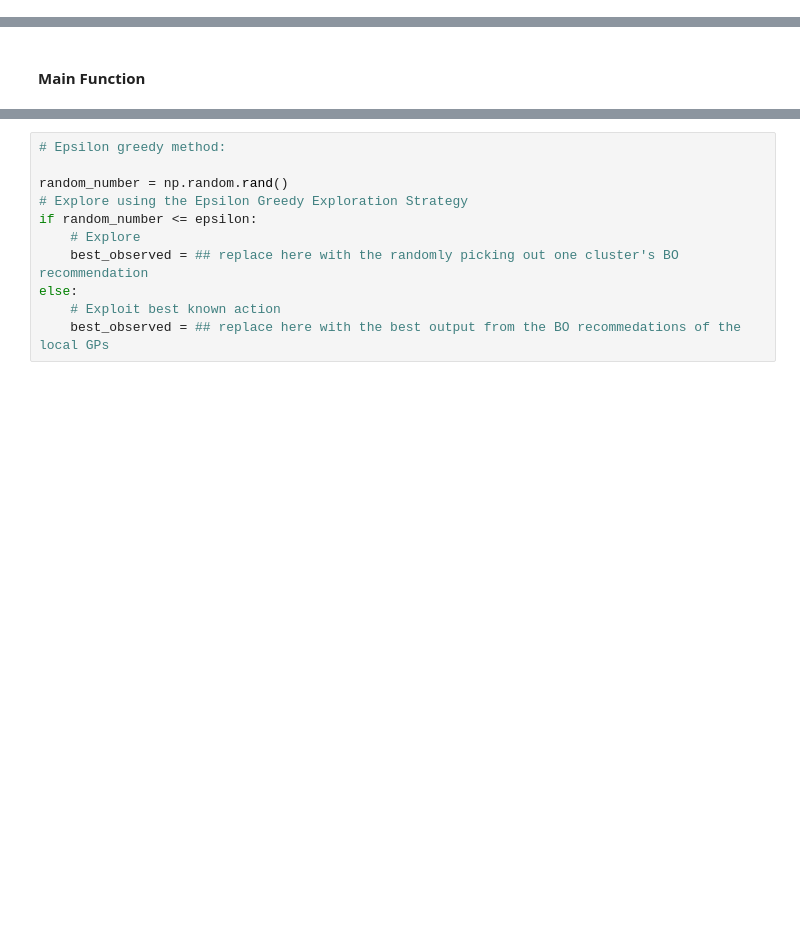
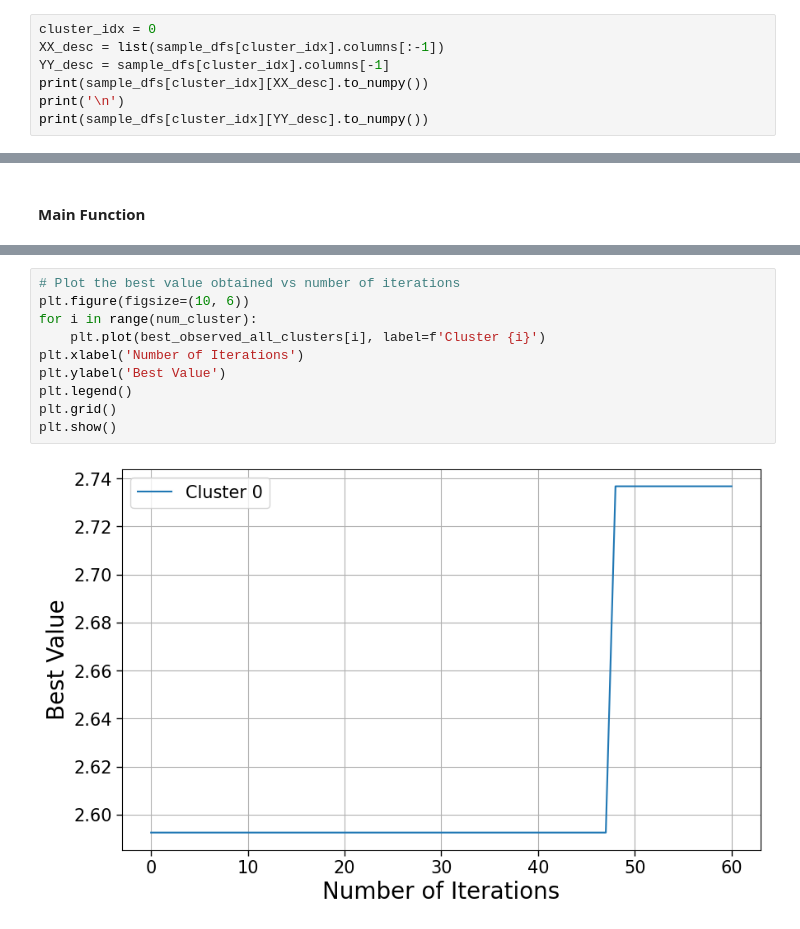
Before and after one commit to AC-BO-Hackathon/project-localGPs_for_COF, a Jupyter notebook: src/BO.ipynb, the cells around one changed output, grey strips where cells are left out. Saved outputs shown, nothing was run; the diff lists cells and outputs as text; blank space fills up the shorter version.

```diff
--- a/src/BO.ipynb
+++ b/src/BO.ipynb
@@ -130,0 +129,7 @@ samples
+# %%
+cluster_idx = 0
+XX_desc = list(sample_dfs[cluster_idx].columns[:-1])
+YY_desc = sample_dfs[cluster_idx].columns[-1]
+print(sample_dfs[cluster_idx][XX_desc].to_numpy())
+print('\n')
+print(sample_dfs[cluster_idx][YY_desc].to_numpy())
@@ -351,11 +451,12 @@ KeyboardInterrupt
-# %%
-# Epsilon greedy method:
-
-random_number = np.random.rand()
-# Explore using the Epsilon Greedy Exploration Strategy
-if random_number <= epsilon:
-    # Explore
-    best_observed = ## replace here with the randomly picking out one cluster's BO recommendation
-else:
-    # Exploit best known action
-    best_observed = ## replace here with the best output from the BO recommedations of the local GPs
+# %%
+# Plot the best value obtained vs number of iterations
+plt.figure(figsize=(10, 6))
+for i in range(num_cluster):
+    plt.plot(best_observed_all_clusters[i], label=f'Cluster {i}')
+plt.xlabel('Number of Iterations')
+plt.ylabel('Best Value')
+plt.legend()
+plt.grid()
+plt.show()
+# %% [output]
+[figure, added]
```
Also changed, not shown: parts of 6 cells of this notebook, 37 other files.
